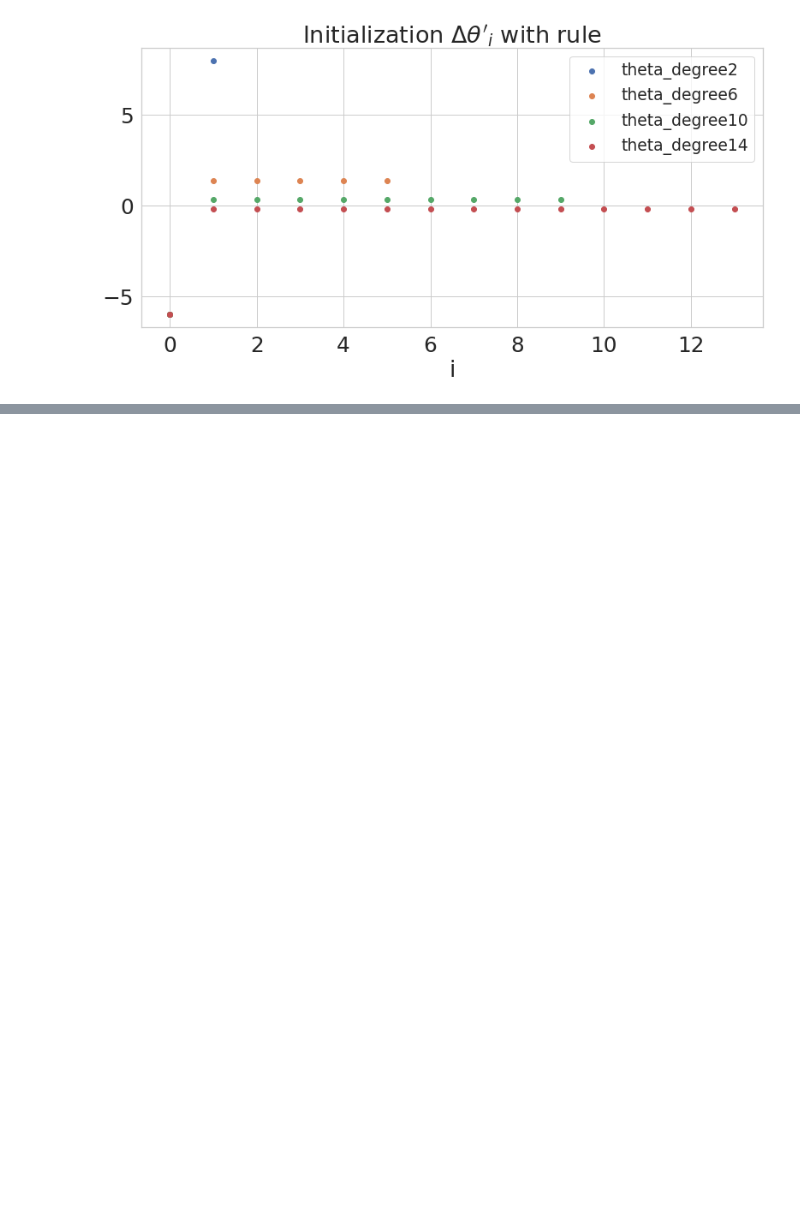
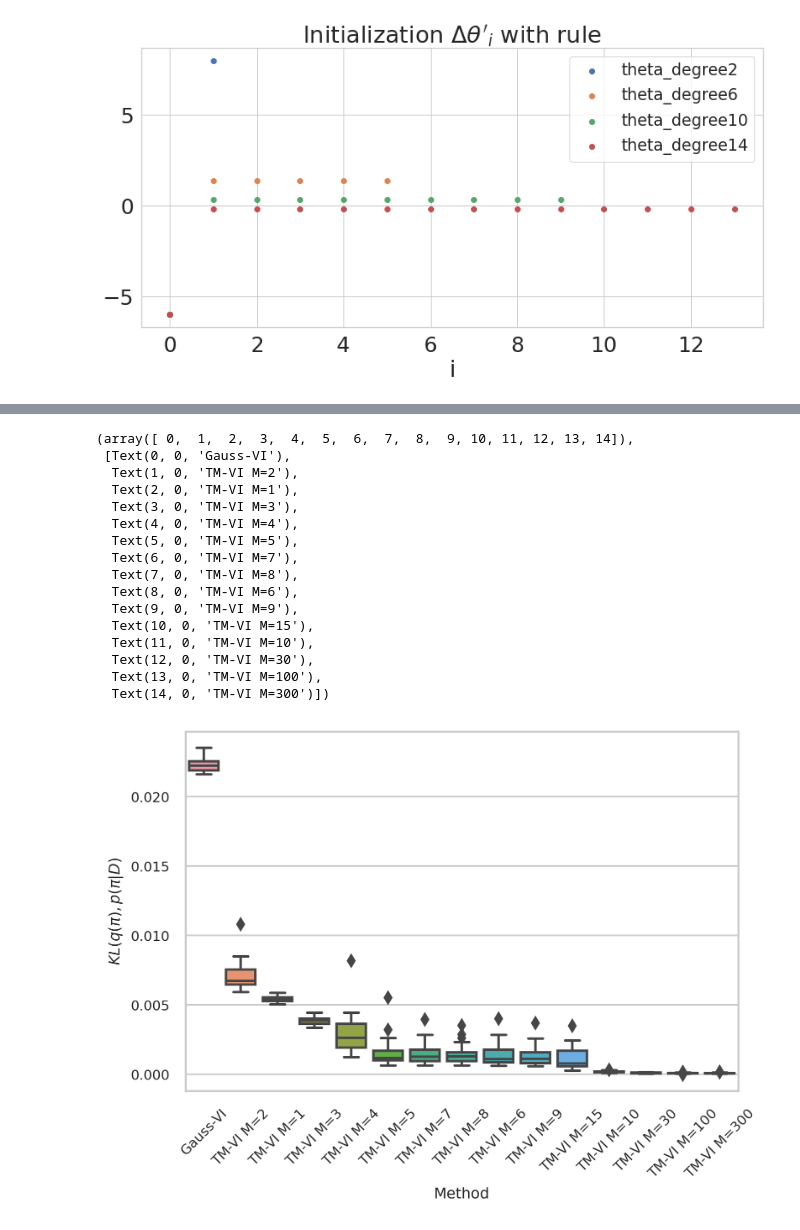
Before and after one commit to stefan1893/TM-VI, a Jupyter notebook: ipynb/00_conjugate_prior.ipynb, the cells around one changed output, grey strips where cells are left out. Saved outputs shown, nothing was run; the diff lists cells and outputs as text; code cells hidden in the pictures; blank space fills up the shorter version.

```diff
--- a/ipynb/00_conjugate_prior.ipynb
+++ b/ipynb/00_conjugate_prior.ipynb
@@ -353,0 +393,8 @@ Text(0.5, 0, 'i')
+# %%
+df = pd.read_csv("../src/00_conj_prior_kl_eval_kl.csv")
+df.pop('Unnamed: 0')
+df.set_index("seed", inplace=True)
+cn_sort = df.mean().sort_values(ascending=False).index.to_list()
+df = df[cn_sort]
+df.reset_index(inplace=True)
+df
@@ -353,0 +419,24 @@ Text(0.5, 0, 'i')
+# %%
+plt.rcParams['figure.dpi'] = 300
+sns.set(style="whitegrid", font_scale=.75)
+dfm = df.melt('seed', value_name="$KL(q(\pi), p(\pi|D)$", var_name='Method')
+sns.boxplot(data=dfm, y='$KL(q(\pi), p(\pi|D)$', x="Method")
+plt.xticks(rotation=45)
+# %% [output]
+(array([ 0,  1,  2,  3,  4,  5,  6,  7,  8,  9, 10, 11, 12, 13, 14]),
+ [Text(0, 0, 'Gauss-VI'),
+  Text(1, 0, 'TM-VI M=2'),
+  Text(2, 0, 'TM-VI M=1'),
+  Text(3, 0, 'TM-VI M=3'),
+  Text(4, 0, 'TM-VI M=4'),
+  Text(5, 0, 'TM-VI M=5'),
+  Text(6, 0, 'TM-VI M=7'),
+  Text(7, 0, 'TM-VI M=8'),
+  Text(8, 0, 'TM-VI M=6'),
+  Text(9, 0, 'TM-VI M=9'),
+  Text(10, 0, 'TM-VI M=15'),
+  Text(11, 0, 'TM-VI M=10'),
+  Text(12, 0, 'TM-VI M=30'),
+  Text(13, 0, 'TM-VI M=100'),
+  Text(14, 0, 'TM-VI M=300')])
+[figure, added]
```
Also changed, not shown: parts of 13 cells of this notebook, 6 other files.
